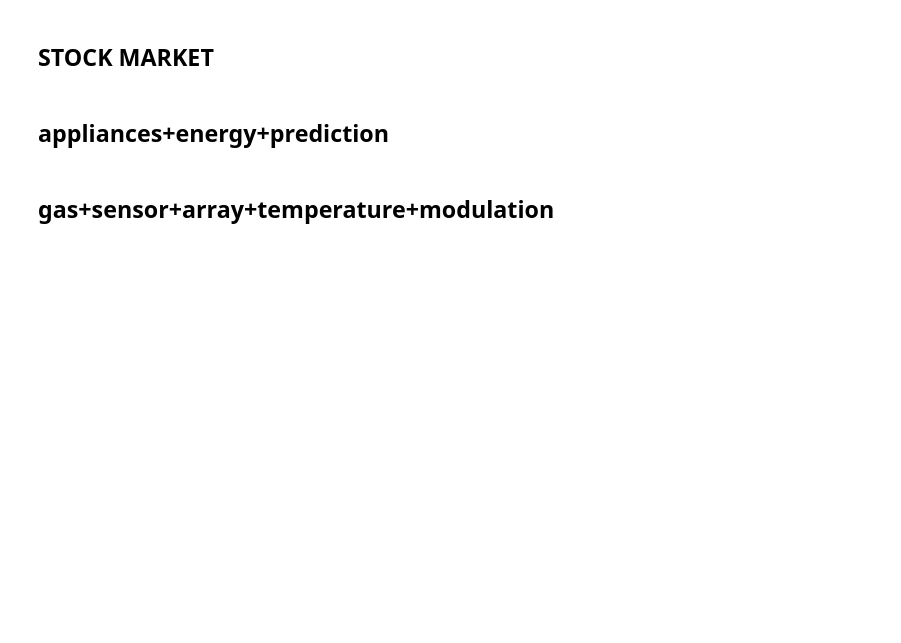
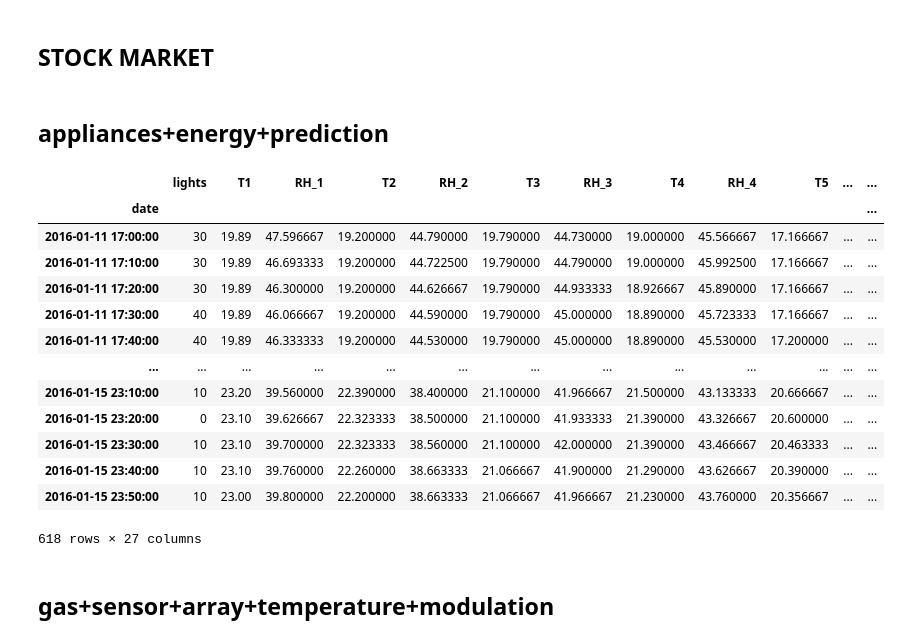
Before and after one commit to sepidCs/codes, a Jupyter notebook: experiments/compare_all_methods.ipynb, the cells around one changed output. Drawn from its saved outputs; the diff is of its cells as text; code cells hidden in the pictures; blank space fills up the shorter version.

```diff
--- a/experiments/compare_all_methods.ipynb
+++ b/experiments/compare_all_methods.ipynb
@@ -49,6 +49,23 @@ data_with_target =load_energydata_complete_dataframe(address)
 data_without_target = data_with_target.drop(['Appliances'],axis=1)
 target=data_with_target.iloc[:,0]
 # data_with_target
+# %%
+data_without_target[:618]
+# %% [output]
+|  | lights | T1 | RH_1 | T2 | RH_2 | T3 | RH_3 | T4 | RH_4 | T5 | ... | ... |
+| date |  |  |  |  |  |  |  |  |  |  |  | ... |
+| 2016-01-11 17:00:00 | 30 | 19.89 | 47.596667 | 19.200000 | 44.790000 | 19.790000 | 44.730000 | 19.000000 | 45.566667 | 17.166667 | ... | ... |
+| 2016-01-11 17:10:00 | 30 | 19.89 | 46.693333 | 19.200000 | 44.722500 | 19.790000 | 44.790000 | 19.000000 | 45.992500 | 17.166667 | ... | ... |
+| 2016-01-11 17:20:00 | 30 | 19.89 | 46.300000 | 19.200000 | 44.626667 | 19.790000 | 44.933333 | 18.926667 | 45.890000 | 17.166667 | ... | ... |
+| 2016-01-11 17:30:00 | 40 | 19.89 | 46.066667 | 19.200000 | 44.590000 | 19.790000 | 45.000000 | 18.890000 | 45.723333 | 17.166667 | ... | ... |
+| 2016-01-11 17:40:00 | 40 | 19.89 | 46.333333 | 19.200000 | 44.530000 | 19.790000 | 45.000000 | 18.890000 | 45.530000 | 17.200000 | ... | ... |
+| ... | ... | ... | ... | ... | ... | ... | ... | ... | ... | ... | ... | ... |
+| 2016-01-15 23:10:00 | 10 | 23.20 | 39.560000 | 22.390000 | 38.400000 | 21.100000 | 41.966667 | 21.500000 | 43.133333 | 20.666667 | ... | ... |
+| 2016-01-15 23:20:00 | 0 | 23.10 | 39.626667 | 22.323333 | 38.500000 | 21.100000 | 41.933333 | 21.390000 | 43.326667 | 20.600000 | ... | ... |
+| 2016-01-15 23:30:00 | 10 | 23.10 | 39.700000 | 22.323333 | 38.560000 | 21.100000 | 42.000000 | 21.390000 | 43.466667 | 20.463333 | ... | ... |
+| 2016-01-15 23:40:00 | 10 | 23.10 | 39.760000 | 22.260000 | 38.663333 | 21.066667 | 41.900000 | 21.290000 | 43.626667 | 20.390000 | ... | ... |
+| 2016-01-15 23:50:00 | 10 | 23.00 | 39.800000 | 22.200000 | 38.663333 | 21.066667 | 41.966667 | 21.230000 | 43.760000 | 20.356667 | ... | ... |
+618 rows × 27 columns
 # %% [markdown]
 ## gas+sensor+array+temperature+modulation
 # %%
```
Also changed, not shown: parts of 10 cells of this notebook, 16 other files.
